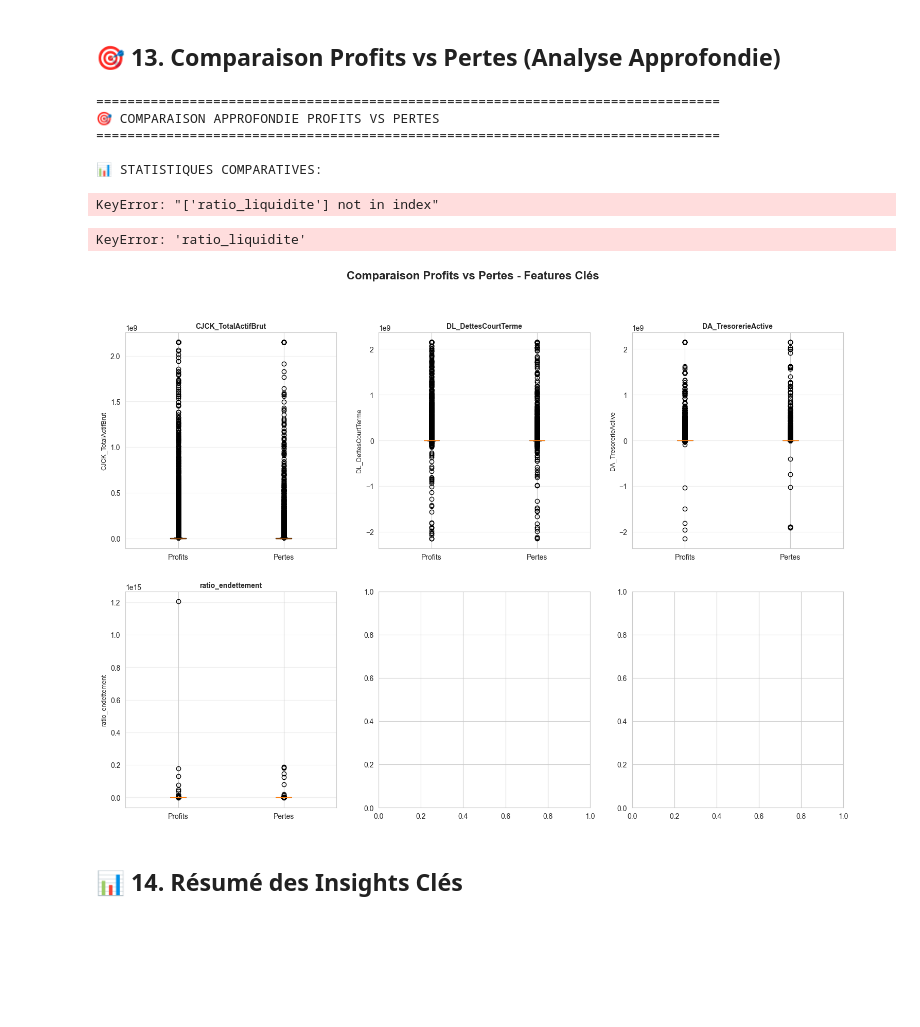
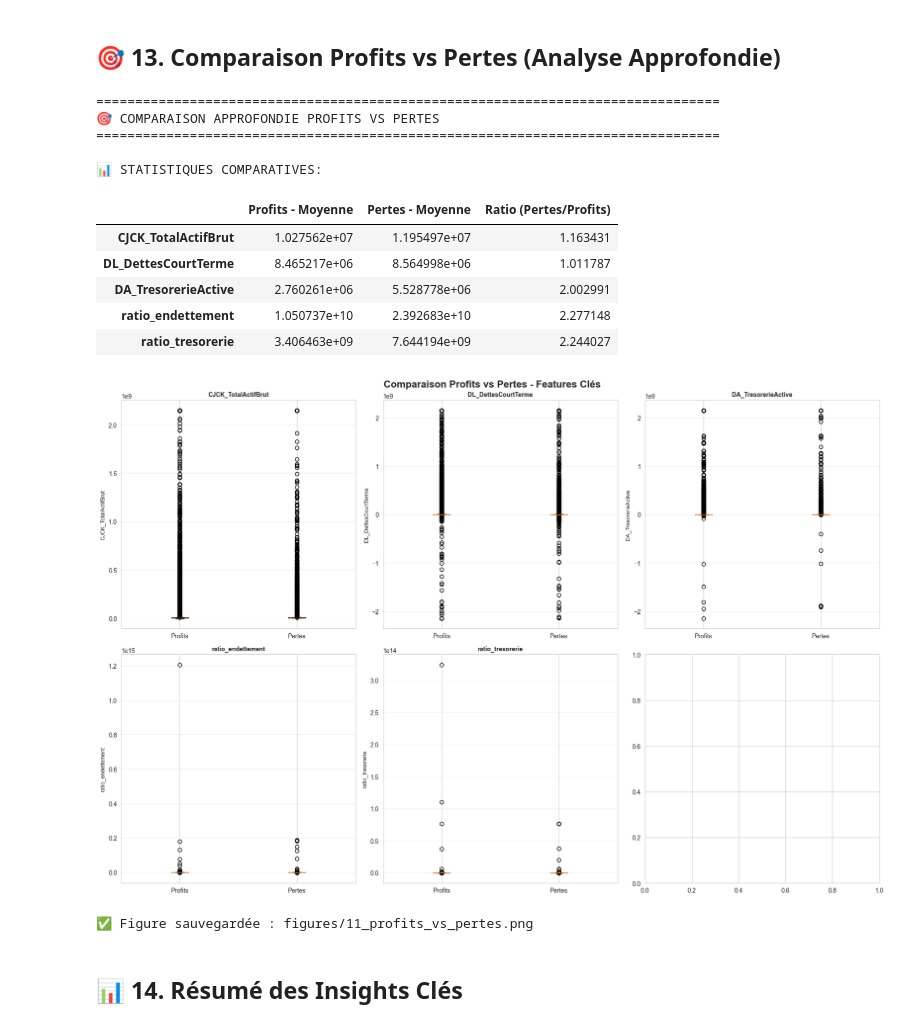
Before and after one commit to ugozchi/AS_Supervised_Learning, a Jupyter notebook: Notebooks/01_EDA.ipynb, the cells around one changed output. Saved outputs shown, nothing was run; the diff lists cells and outputs as text; code cells hidden in the pictures; blank space fills up the shorter version.

```diff
--- a/Notebooks/01_EDA.ipynb
+++ b/Notebooks/01_EDA.ipynb
@@ -904,34 +904,39 @@ if 'variation_resultat_net_N-1' in df.columns:
 # %%
 # Comparaison détaillée profits vs pertes
 print("=" * 80)
 print("🎯 COMPARAISON APPROFONDIE PROFITS VS PERTES")
 print("=" * 80)
 
 # Séparation
 df_profits = df[df['Y_RN'] > 0]
 df_pertes = df[df['Y_RN'] <= 0]
 
 # Statistiques comparatives
 comparison_features = [
     'CJCK_TotalActifBrut', 'DL_DettesCourtTerme', 'DA_TresorerieActive',
-    'ratio_endettement', 'ratio_liquidite', 'ratio_tresorerie'
+    'ratio_endettement', 'ratio_tresorerie'
 ]
 
 print("\n📊 STATISTIQUES COMPARATIVES:")
 comparison_stats = pd.DataFrame({
     'Profits - Moyenne': df_profits[comparison_features].mean(),
     'Pertes - Moyenne': df_pertes[comparison_features].mean(),
     'Ratio (Pertes/Profits)': df_pertes[comparison_features].mean() / df_profits[comparison_features].mean()
 })
 
 display(comparison_stats)
 # %% [output]
 ================================================================================
 🎯 COMPARAISON APPROFONDIE PROFITS VS PERTES
 ================================================================================
 
 📊 STATISTIQUES COMPARATIVES:
-KeyError: "['ratio_liquidite'] not in index"
+|  | Profits - Moyenne | Pertes - Moyenne | Ratio (Pertes/Profits) |
+| CJCK_TotalActifBrut | 1.027562e+07 | 1.195497e+07 | 1.163431 |
+| DL_DettesCourtTerme | 8.465217e+06 | 8.564998e+06 | 1.011787 |
+| DA_TresorerieActive | 2.760261e+06 | 5.528778e+06 | 2.002991 |
+| ratio_endettement | 1.050737e+10 | 2.392683e+10 | 2.277148 |
+| ratio_tresorerie | 3.406463e+09 | 7.644194e+09 | 2.244027 |
 # %%
 # Visualisation comparative
 fig, axes = plt.subplots(2, 3, figsize=(18, 12))
@@ -960,8 +965,8 @@ plt.show()
 
 print("✅ Figure sauvegardée : figures/11_profits_vs_pertes.png")
 # %% [output]
+[figure, new version]
-KeyError: 'ratio_liquidite'
+✅ Figure sauvegardée : figures/11_profits_vs_pertes.png
-[figure, old version]
 # %% [markdown]
 ## 📊 14. Résumé des Insights Clés
 # %%
```
Also changed, not shown: 1 other file.
